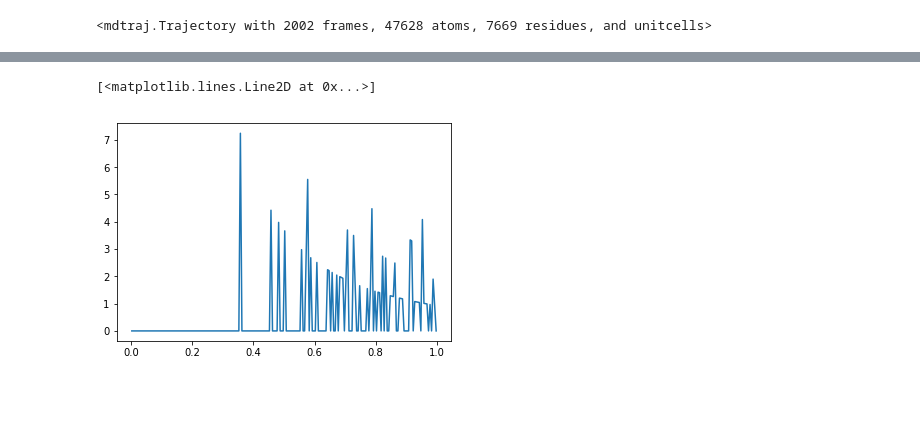
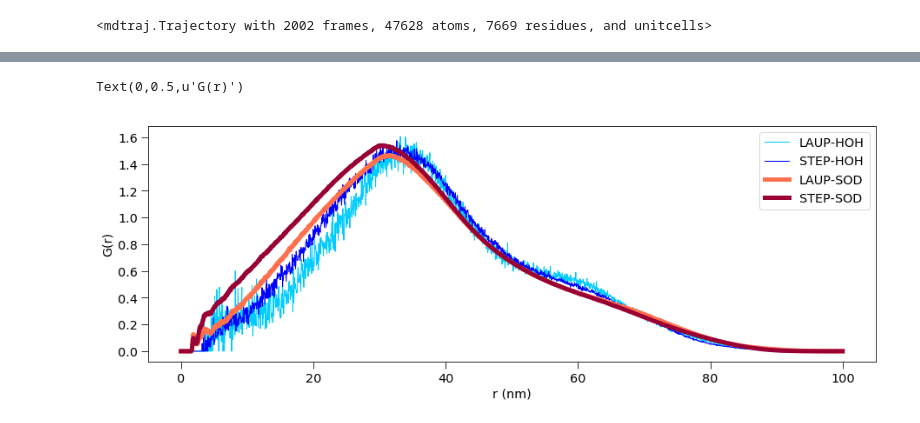
Before and after one commit to fearlessroad/mixed-monolayers, a Jupyter notebook: functions/RDF.ipynb, the cells around one changed output, grey strips where cells are left out. Drawn from its saved outputs; the diff is of its cells as text; code cells hidden in the pictures; blank space fills up the shorter version.

```diff
--- a/functions/RDF.ipynb
+++ b/functions/RDF.ipynb
@@ -115,9 +115,9 @@ print(traj)
 # %% [output]
 <mdtraj.Trajectory with 2002 frames, 47628 atoms, 7669 residues, and unitcells>
 # %%
-poop = [atom.index for atom in traj.top.atoms if traj.xyz[0][atom.index][2] > 0 and atom.residue.name == 'PALP']
+poop = [atom.index for atom in traj.top.atoms if traj.xyz[0][atom.index][2] > 0 and atom.residue.name == 'PALP' or 'LAUP' or 'MYRP' or 'STEP' and atom.name == 'C1']
 print(np.array(poop))
-laup = [atom.index for atom in traj.top.atoms if traj.xyz[0][atom.index][2] > 0 and atom.residue.name == 'LAUP']
-myrp = [atom.index for atom in traj.top.atoms if traj.xyz[0][atom.index][2] > 0 and atom.residue.name == 'MYRP']
-step = [atom.index for atom in traj.top.atoms if traj.xyz[0][atom.index][2] > 0 and atom.residue.name == 'STEP']
+#laup = [atom.index for atom in traj.top.atoms if traj.xyz[0][atom.index][2] > 0 and atom.residue.name == 'LAUP']
+#myrp = [atom.index for atom in traj.top.atoms if traj.xyz[0][atom.index][2] > 0 and atom.residue.name == 'MYRP']
+#step = [atom.index for atom in traj.top.atoms if traj.xyz[0][atom.index][2] > 0 and atom.residue.name == 'STEP']
 # %% [output]
@@ -135,7 +135,7 @@ steppairs = traj.top.select_pairs(step, sel2)
 # %%
-hi = md.compute_rdf(traj[-1], pairs, r_range=(0.0, 10.0))
-hi1 = md.compute_rdf(traj[-1], lauppairs, r_range=(0.0, 10.0))
-hi2 = md.compute_rdf(traj[-1], myrppairs, r_range=(0.0, 10.0))
-hi3 = md.compute_rdf(traj[-1], steppairs, r_range=(0.0, 10.0))
+hi = md.compute_rdf(traj[-10:-1], pairs, r_range=(0.0, 10.0))
+#hi1 = md.compute_rdf(traj[-10:-1], lauppairs, r_range=(0.0, 10.0))
+#hi2 = md.compute_rdf(traj[-10:-1], myrppairs, r_range=(0.0, 10.0))
+#hi3 = md.compute_rdf(traj[-10:-1], steppairs, r_range=(0.0, 10.0))
 # %%
 #print(hi)
@@ -156,8 +149,28 @@ hi2 = md.compute_rdf(traj[-1], pairs2)
-# %%
-plt.plot(hi2[0],hi2[1])
-# %% [output]
-[<matplotlib.lines.Line2D at 0x...>]
-[figure, removed]
+# %%
+pairs2 = traj.top.select_pairs(poop, sel3)
+lauppairs2 = traj.top.select_pairs(laup, sel3)
+myrppairs2 = traj.top.select_pairs(myrp, sel3)
+steppairs2 = traj.top.select_pairs(step, sel3)
+# %%
+hiS = md.compute_rdf(traj[-10:-1], pairs2, r_range=(0.0, 10.0))
+hi1S = md.compute_rdf(traj[-10:-1], lauppairs2, r_range=(0.0, 10.0))
+hi2S = md.compute_rdf(traj[-10:-1], myrppairs2, r_range=(0.0, 10.0))
+hi3S = md.compute_rdf(traj[-10:-1], steppairs2, r_range=(0.0, 10.0))
+# %%
+plt.errorbar(hi1S[0]*10,hi1S[1], c=cy, label='LAUP-HOH', lw=1)
+#plt.errorbar(hi2S[0]*10,hi2S[1], c=cy, alpha=0.5, label='MYRP', lw=3)
+#plt.errorbar(hiS[0]*10,hiS[1], c=gr, alpha=0.5, label='PALP', lw=3)
+plt.errorbar(hi3S[0]*10,hi3S[1], c=bl, label='STEP-HOH', lw=1)
+plt.errorbar(hi1[0]*10,hi1[1], c=ora,label='LAUP-SOD',  lw=5)
+#plt.errorbar(hi2[0]*10,hi2[1], c=cy, lw=3)
+#plt.errorbar(hi[0]*10,hi[1], c=gr,  lw=3)
+plt.errorbar(hi3[0]*10,hi3[1], c=re, label='STEP-SOD', lw=5)
+plt.legend(loc=1)
+plt.xlabel('r (nm)')
+plt.ylabel('G(r)')
+# %% [output]
+Text(0,0.5,u'G(r)')
+[figure, added]
 # %%
 bl = '#0000ff'
 pu = '#8c1aff'
```
Also changed, not shown: parts of 6 cells of this notebook, 2 other files.
